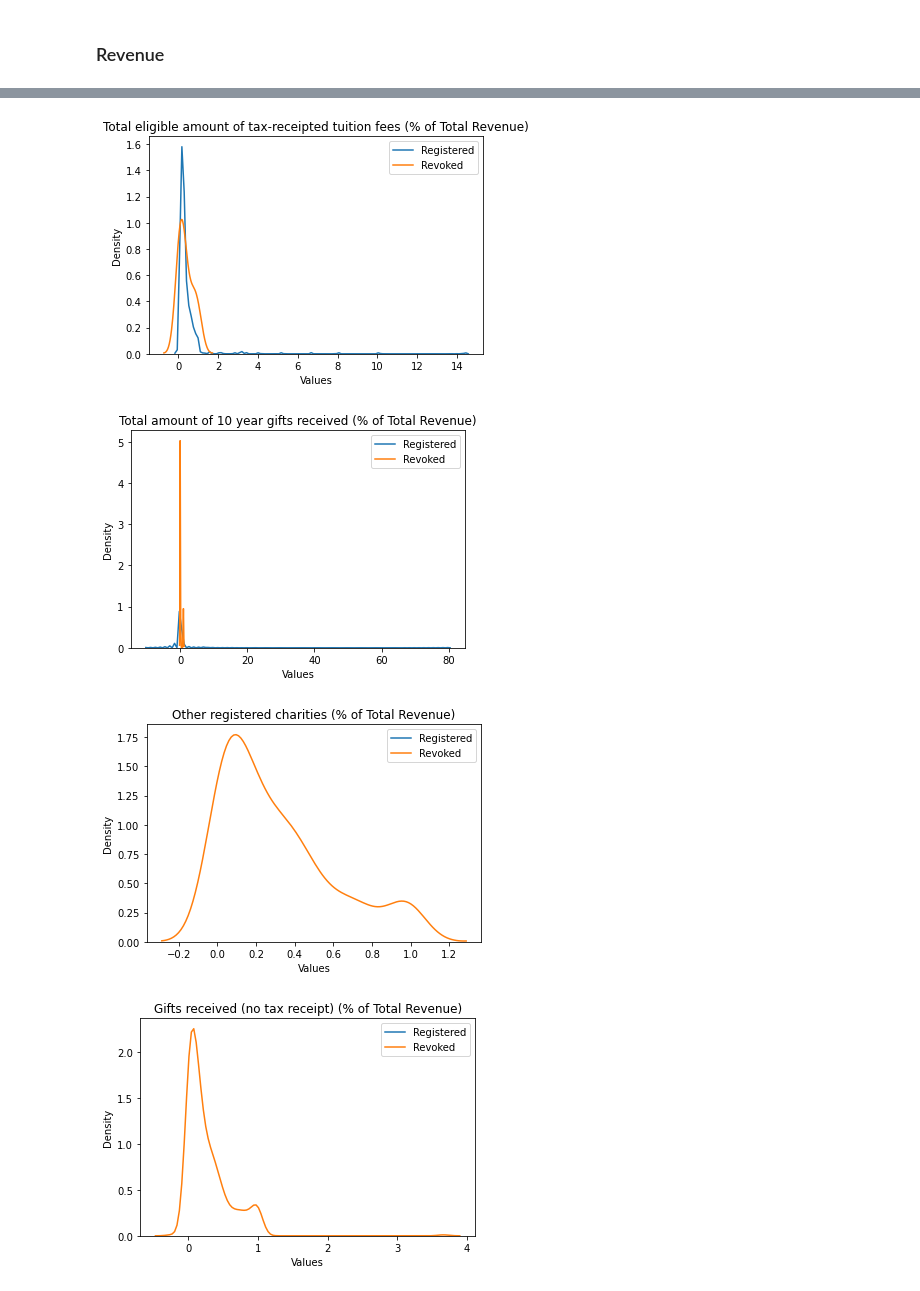
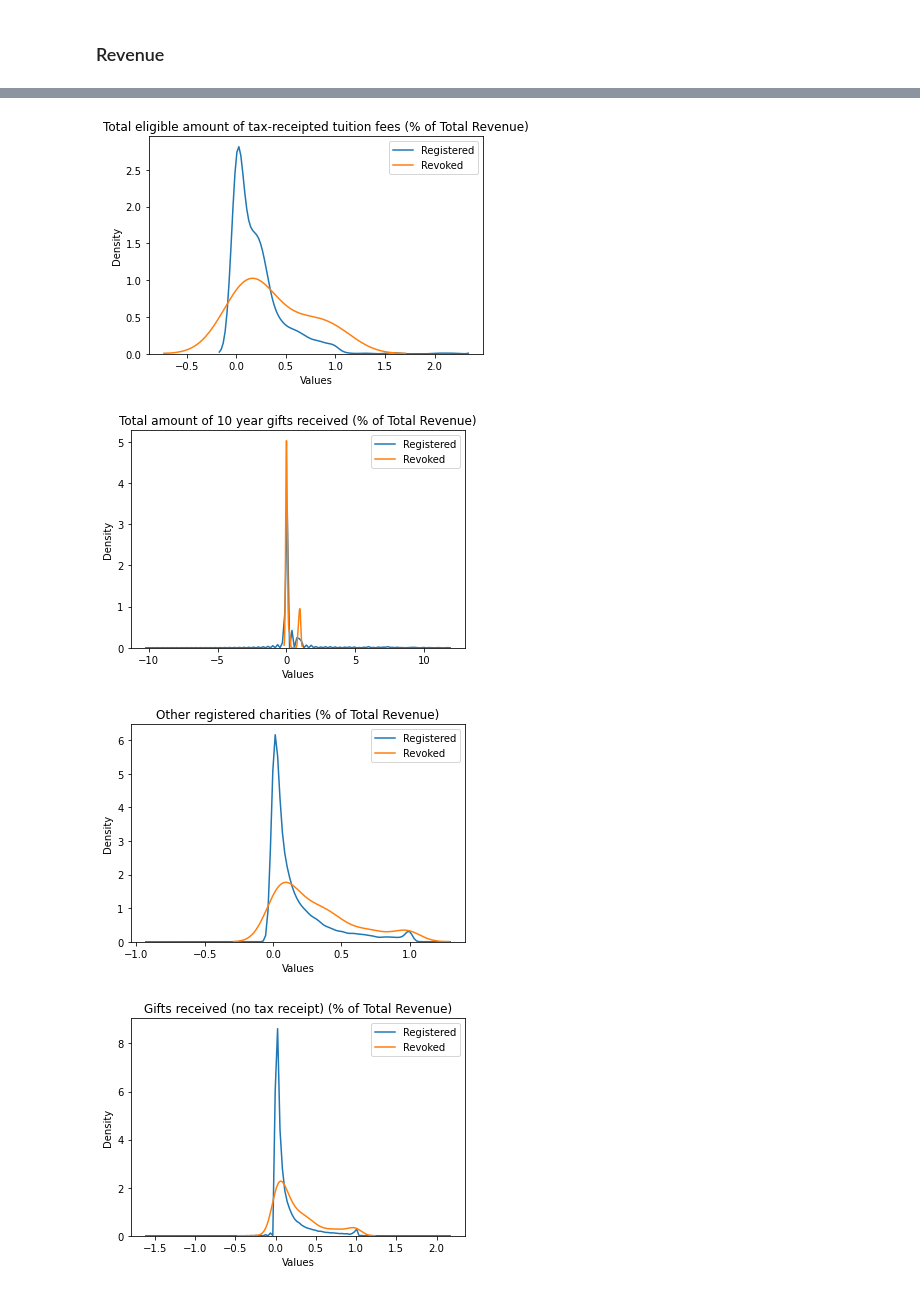
Before and after one commit to samanthacassar/canadacharities, a Jupyter notebook: exploratory_analysis.ipynb, the cells around one changed output, grey strips where cells are left out. Saved outputs shown, nothing was run; the diff lists cells and outputs as text; code cells hidden in the pictures.

Commit message:
Generate financial visuals

```diff
--- a/exploratory_analysis.ipynb
+++ b/exploratory_analysis.ipynb
@@ -246,0 +188,36 @@ dtype: int64
+# %%
+# Create main figure
+
+fig = plt.figure(1)
+for k in range(Tot):
+
+  # add every single subplot to the figure with a for loop
+
+  ax = fig.add_subplot(Rows,Cols,Position[k])
+  ax.plot(x,y)      # Or whatever you want in the subplot
+
+plt.show()
+# %%
+col_list = revenue_data.select_dtypes(include='number').columns
+tot_plots = len(col_list)
+num_cols = 3
+num_rows = tot_plots // num_cols
+num_rows += tot_plots % num_cols
+
+position = range(1,tot_plots + 1)
+
+plt.figure(figsize=[10,20])
+fig = plt.figure(1)
+
+for i, col in enumerate(col_list):
+    ax = fig.add_subplot(num_rows, num_cols, position[i])
+    for category in ['Registered', 'Revoked']:
+        subdata = revenue_data.loc[revenue_data['Status']==category, col]
+        subdata = removeOutliers(subdata)
+        sns.kdeplot(data=subdata, ax=ax, label=category)
+    plt.legend()
+    ax.set_title(data_dic.loc[data_dic['column_name']==col.split('_')[0], 'description'].values[0])
+    ax.set_xlabel('Values')
+    ax.set_ylabel('Density')
+
+plt.show()
@@ -247,8 +226,10 @@ dtype: int64
 # %%
-for col in revenue_data.select_dtypes(include='number').columns:
+for col in col_list:
     fig, ax = plt.subplots()
-    sns.kdeplot(revenue_data.loc[revenue_data['Status']=='Registered', col], ax=ax, label='Registered')
-    sns.kdeplot(revenue_data.loc[revenue_data['Status']=='Revoked', col], ax=ax, label='Revoked')
+    for category in ['Registered', 'Revoked']:
+        subdata = revenue_data.loc[revenue_data['Status']==category, col]
+        subdata = removeOutliers(subdata)
+        sns.kdeplot(data=subdata, ax=ax, label=category)
     plt.legend()
     ax.set_title(data_dic.loc[data_dic['column_name']==col.split('_')[0], 'description'].values[0] + " (% of Total Revenue)")
     ax.set_xlabel('Values')
@@ -259,4 +240,4 @@ for col in revenue_data.select_dtypes(include='number').columns:
-[figure, old version]
+[figure, new version]
-[figure, old version]
+[figure, new version]
-[figure, old version]
+[figure, new version]
-[figure, old version]
+[figure, new version]
```
Also changed, not shown: parts of 23 cells of this notebook.
